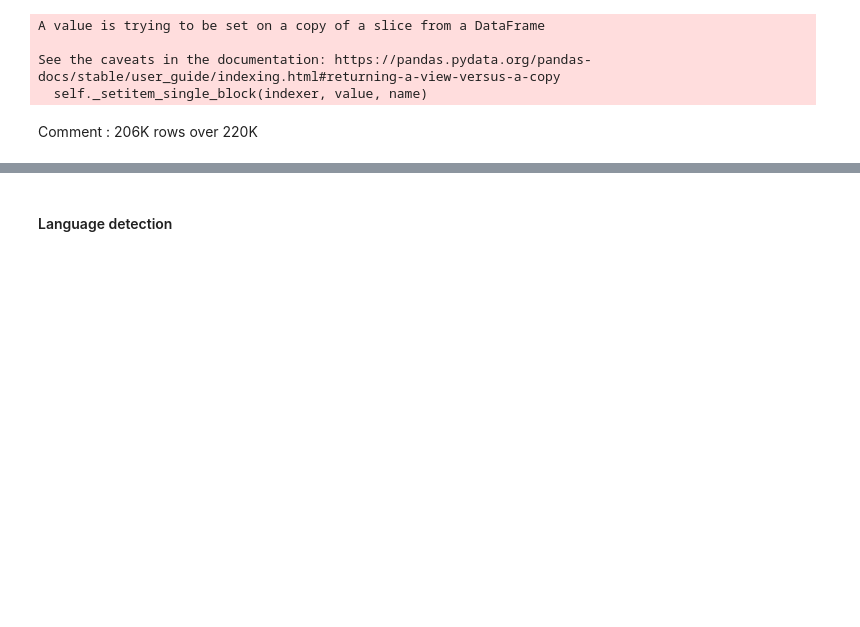
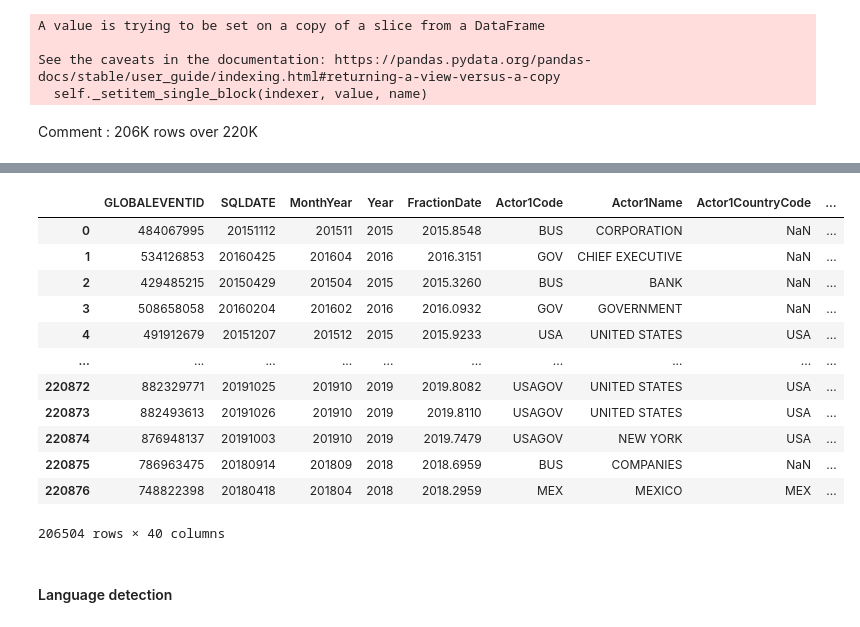
Before and after one commit to ayarahmoun/SemesterProject, a Jupyter notebook: Extract news data.ipynb, the cells around one changed output, grey strips where cells are left out. Saved outputs shown, nothing was run; the diff lists cells and outputs as text; code cells hidden in the pictures; blank space fills up the shorter version.

```diff
--- a/Extract news data.ipynb
+++ b/Extract news data.ipynb
@@ -83,4 +112,20 @@ language_detection(str)
 # %%
 df_not_num = df_not_num.drop_duplicates()
+# %%
+df_not_num
+# %% [output]
+|  | GLOBALEVENTID | SQLDATE | MonthYear | Year | FractionDate | Actor1Code | Actor1Name | Actor1CountryCode | ... |
+| 0 | 484067995 | 20151112 | 201511 | 2015 | 2015.8548 | BUS | CORPORATION | NaN | ... |
+| 1 | 534126853 | 20160425 | 201604 | 2016 | 2016.3151 | GOV | CHIEF EXECUTIVE | NaN | ... |
+| 2 | 429485215 | 20150429 | 201504 | 2015 | 2015.3260 | BUS | BANK | NaN | ... |
+| 3 | 508658058 | 20160204 | 201602 | 2016 | 2016.0932 | GOV | GOVERNMENT | NaN | ... |
+| 4 | 491912679 | 20151207 | 201512 | 2015 | 2015.9233 | USA | UNITED STATES | USA | ... |
+| ... | ... | ... | ... | ... | ... | ... | ... | ... | ... |
+| 220872 | 882329771 | 20191025 | 201910 | 2019 | 2019.8082 | USAGOV | UNITED STATES | USA | ... |
+| 220873 | 882493613 | 20191026 | 201910 | 2019 | 2019.8110 | USAGOV | UNITED STATES | USA | ... |
+| 220874 | 876948137 | 20191003 | 201910 | 2019 | 2019.7479 | USAGOV | NEW YORK | USA | ... |
+| 220875 | 786963475 | 20180914 | 201809 | 2018 | 2018.6959 | BUS | COMPANIES | NaN | ... |
+| 220876 | 748822398 | 20180418 | 201804 | 2018 | 2018.2959 | MEX | MEXICO | MEX | ... |
+206504 rows × 40 columns
 # %%
 df_not_num['Language']= df_not_num.apply(lambda x: language_detection(str(x['URL Preprocessed'])), axis=1)
```
Also changed, not shown: parts of 4 cells of this notebook, 1 other file.
